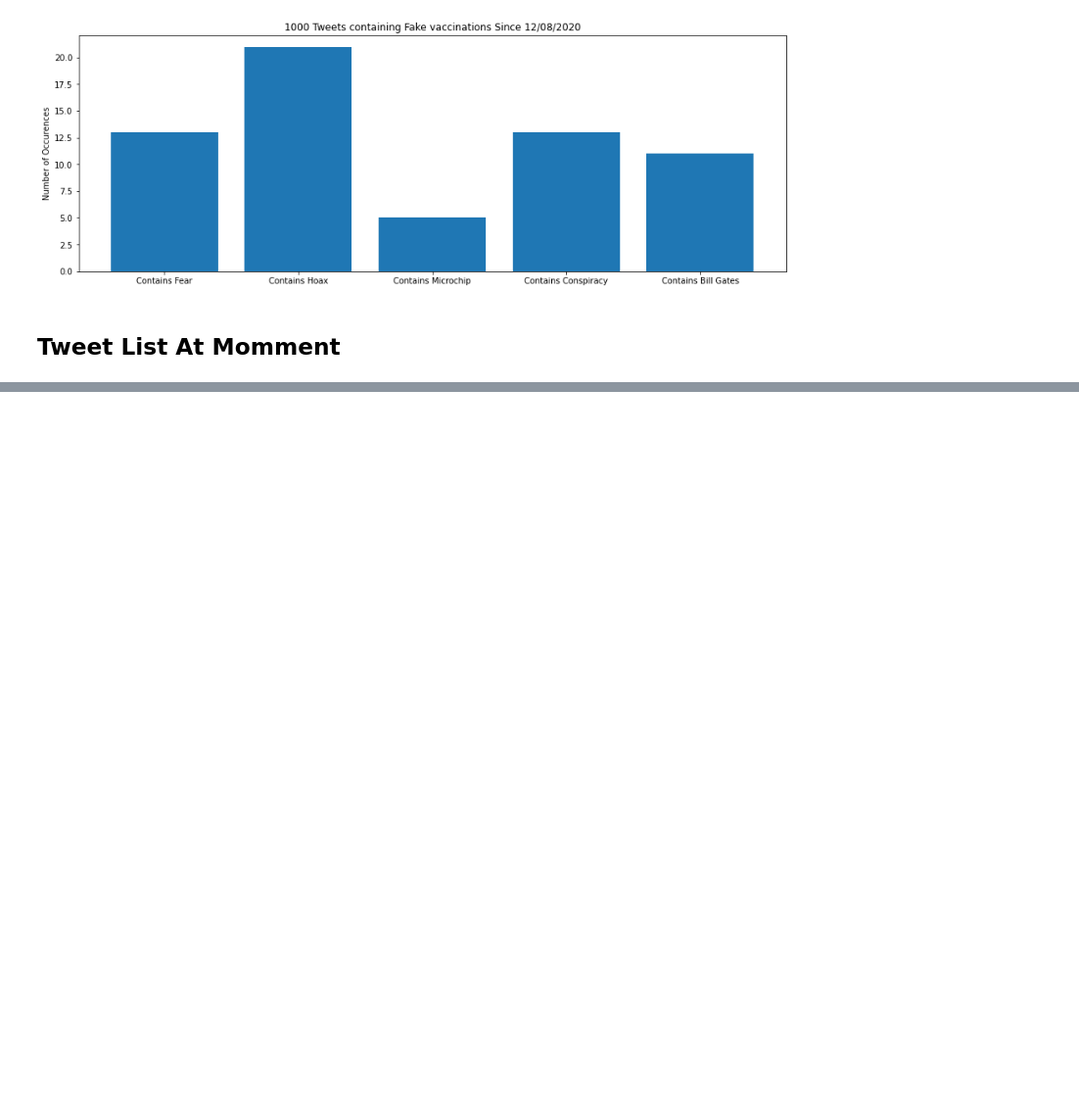
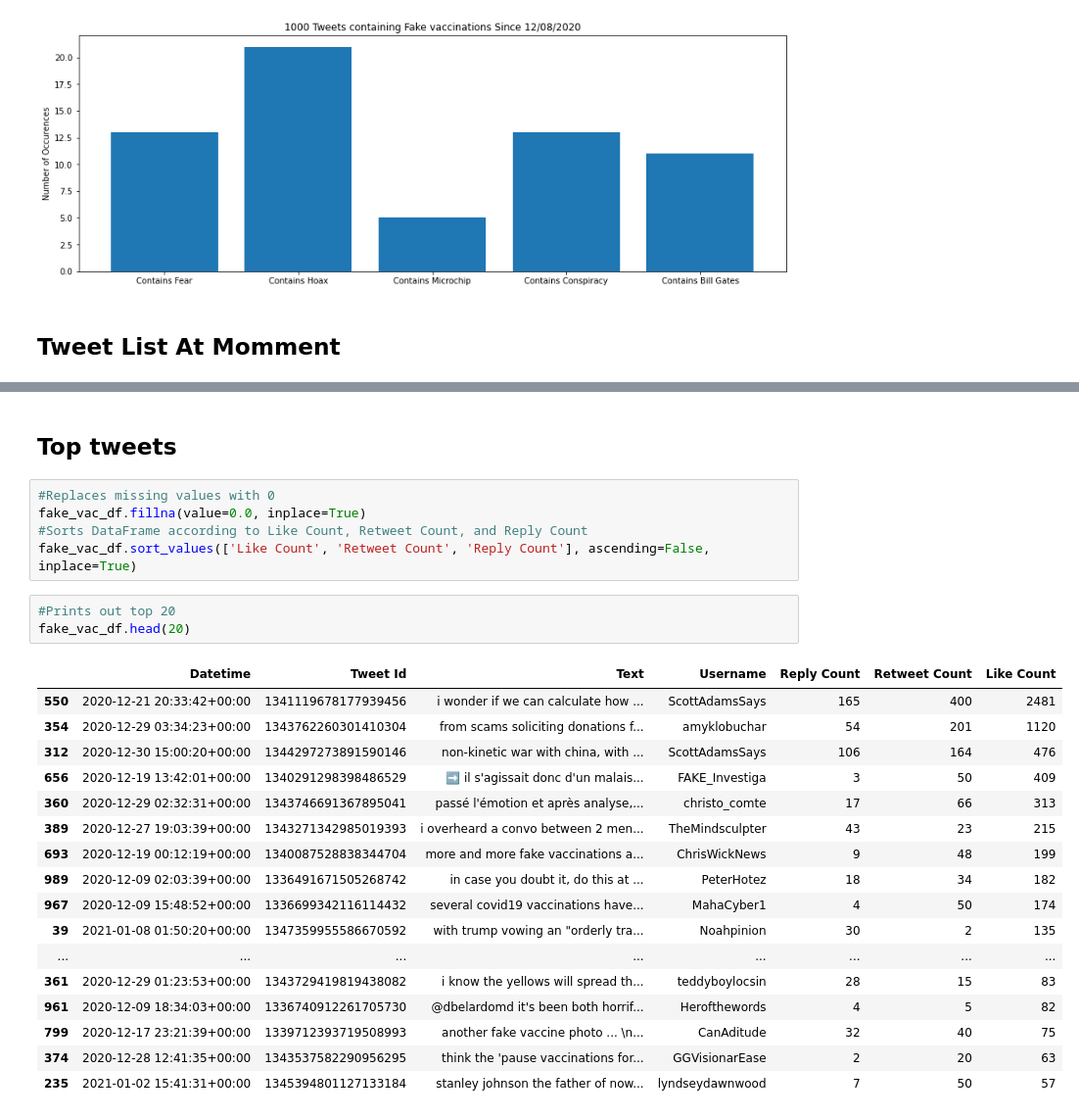
Before and after one commit to ryanschuerkamp/nwHacks2021, a Jupyter notebook: Fake Vaccinations.ipynb, the cells around one changed output, grey strips where cells are left out. Shown at 98% size. Cells and saved outputs as stored; diff of their text form; blank space fills up the shorter version.

```diff
--- a/Fake Vaccinations.ipynb
+++ b/Fake Vaccinations.ipynb
@@ -93,0 +92,28 @@ for entry in funny_tweet_list:
+# %% [markdown]
+## Top tweets
+# %%
+#Replaces missing values with 0
+fake_vac_df.fillna(value=0.0, inplace=True)
+#Sorts DataFrame according to Like Count, Retweet Count, and Reply Count
+fake_vac_df.sort_values(['Like Count', 'Retweet Count', 'Reply Count'], ascending=False, inplace=True)
+# %%
+#Prints out top 20
+fake_vac_df.head(20)
+# %% [output]
+|  | Datetime | Tweet Id | Text | Username | Reply Count | Retweet Count | Like Count |
+| 550 | 2020-12-21 20:33:42+00:00 | 1341119678177939456 | i wonder if we can calculate how ... | ScottAdamsSays | 165 | 400 | 2481 |
+| 354 | 2020-12-29 03:34:23+00:00 | 1343762260301410304 | from scams soliciting donations f... | amyklobuchar | 54 | 201 | 1120 |
+| 312 | 2020-12-30 15:00:20+00:00 | 1344297273891590146 | non-kinetic war with china, with ... | ScottAdamsSays | 106 | 164 | 476 |
+| 656 | 2020-12-19 13:42:01+00:00 | 1340291298398486529 | ➡️ il s'agissait donc d'un malais... | FAKE_Investiga | 3 | 50 | 409 |
+| 360 | 2020-12-29 02:32:31+00:00 | 1343746691367895041 | passé l'émotion et après analyse,... | christo_comte | 17 | 66 | 313 |
+| 389 | 2020-12-27 19:03:39+00:00 | 1343271342985019393 | i overheard a convo between 2 men... | TheMindsculpter | 43 | 23 | 215 |
+| 693 | 2020-12-19 00:12:19+00:00 | 1340087528838344704 | more and more fake vaccinations a... | ChrisWickNews | 9 | 48 | 199 |
+| 989 | 2020-12-09 02:03:39+00:00 | 1336491671505268742 | in case you doubt it, do this at ... | PeterHotez | 18 | 34 | 182 |
+| 967 | 2020-12-09 15:48:52+00:00 | 1336699342116114432 | several covid19 vaccinations have... | MahaCyber1 | 4 | 50 | 174 |
+| 39 | 2021-01-08 01:50:20+00:00 | 1347359955586670592 | with trump vowing an "orderly tra... | Noahpinion | 30 | 2 | 135 |
+| ... | ... | ... | ... | ... | ... | ... | ... |
+| 361 | 2020-12-29 01:23:53+00:00 | 1343729419819438082 | i know the yellows will spread th... | teddyboylocsin | 28 | 15 | 83 |
+| 961 | 2020-12-09 18:34:03+00:00 | 1336740912261705730 | @dbelardomd it's been both horrif... | Herofthewords | 4 | 5 | 82 |
+| 799 | 2020-12-17 23:21:39+00:00 | 1339712393719508993 | another fake vaccine photo ... \n... | CanAditude | 32 | 40 | 75 |
+| 374 | 2020-12-28 12:41:35+00:00 | 1343537582290956295 | think the 'pause vaccinations for... | GGVisionarEase | 2 | 20 | 63 |
+| 235 | 2021-01-02 15:41:31+00:00 | 1345394801127133184 | stanley johnson the father of now... | lyndseydawnwood | 7 | 50 | 57 |
```
Also changed, not shown: parts of 23 cells of this notebook, 10 other files.
